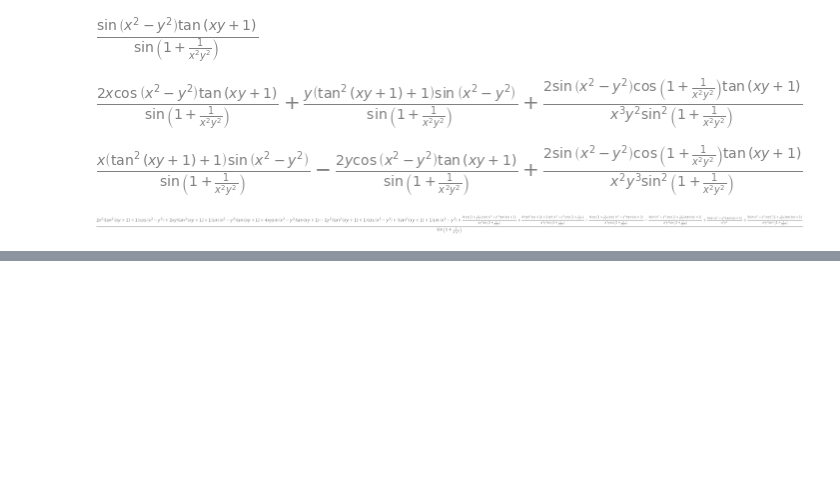
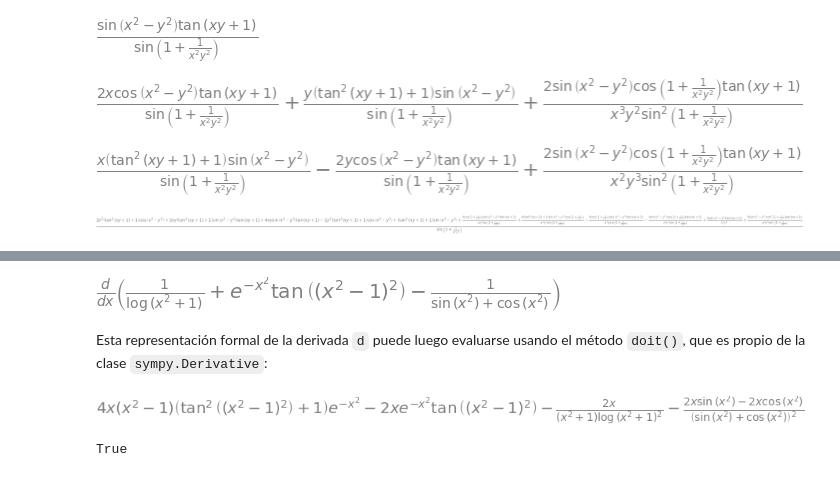
Before and after one commit to rquezadac/udd_data_analytics_lectures, a Jupyter notebook: seccion_04_scipy/clase_4_2.ipynb, the cells around one changed output, grey strips where cells are left out. Drawn from its saved outputs; the diff is of its cells as text; code cells hidden in the pictures; blank space fills up the shorter version.

Commit message:
sympy lecture update --> imtegration and series

```diff
--- a/seccion_04_scipy/clase_4_2.ipynb
+++ b/seccion_04_scipy/clase_4_2.ipynb
@@ -870,0 +875,20 @@ t.diff(x, y)
+# %%
+# Generamos una instancia de la derivada para la expresión f.
+d = sympy.Derivative(f, x)
+# %%
+# Mostramos esta instancia.
+d
+# %% [output]
+[figure, added]
+# %% [markdown]
+Esta representación formal de la derivada `d` puede luego evaluarse usando el método `doit()`, que es propio de la clase `sympy.Derivative`:
+# %%
+# Evaluamos la derivada.
+d.doit()
+# %% [output]
+[figure, added]
+# %%
+# Efectivamente, hemos llegado al mismo resultado.
+f.diff(x) is d.doit()
+# %% [output]
+True
```
Also changed, not shown: parts of 43 cells of this notebook.
